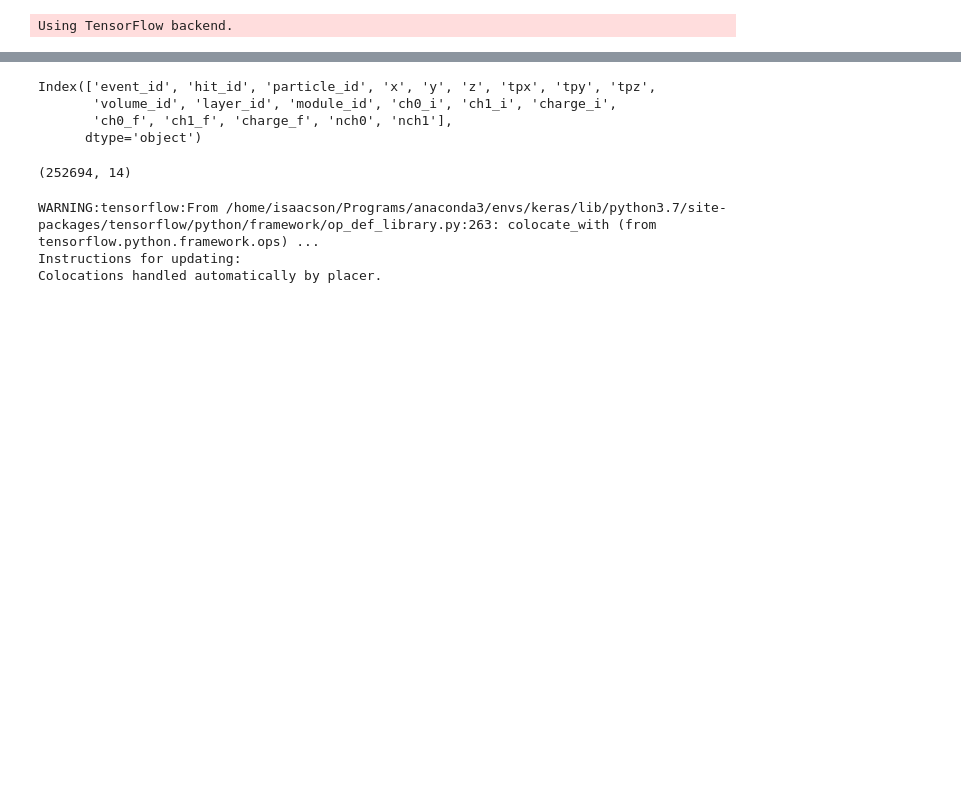
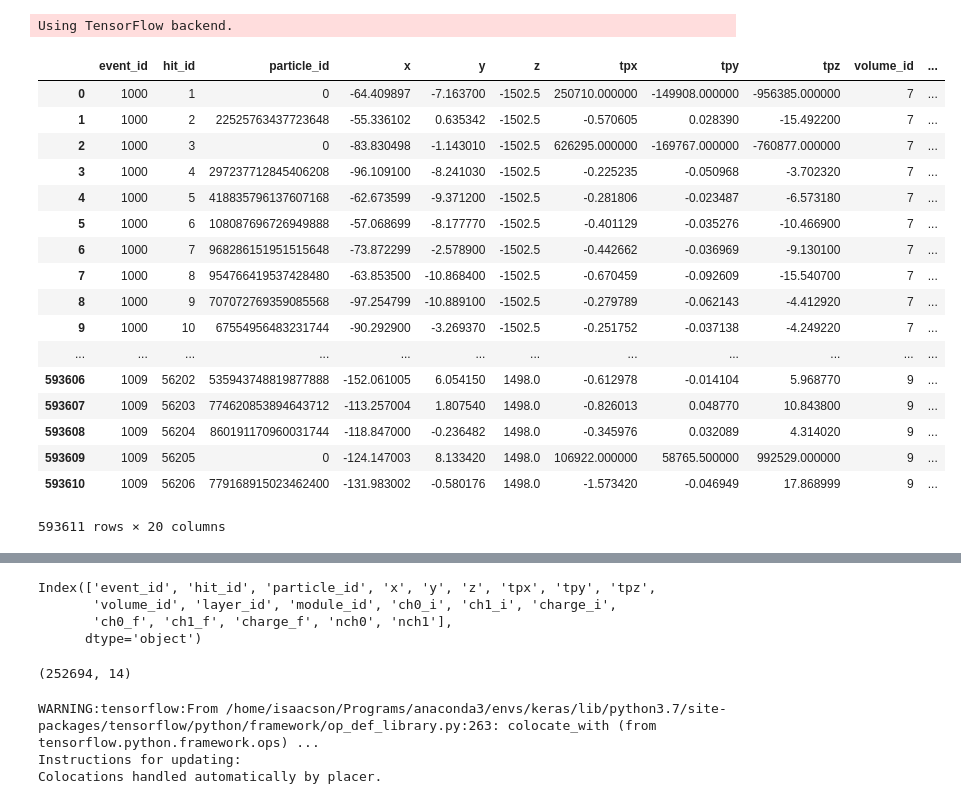
Before and after one commit to jxi24/TrackML, a Jupyter notebook: NN--newdataformat.ipynb, the cells around one changed output, grey strips where cells are left out. Cells and saved outputs as stored; diff of their text form; code cells hidden in the pictures; blank space fills up the shorter version.

```diff
--- a/NN--newdataformat.ipynb
+++ b/NN--newdataformat.ipynb
@@ -85,3 +85,24 @@ def plot_a_hit(hit_to_plot, NNmodel,jj):
 Using TensorFlow backend.
 # %%
 event = pd.read_pickle("events10.pkl",compression="bz2")
+# %%
+event
+# %% [output]
+|  | event_id | hit_id | particle_id | x | y | z | tpx | tpy | tpz | volume_id | ... |
+| 0 | 1000 | 1 | 0 | -64.409897 | -7.163700 | -1502.5 | 250710.000000 | -149908.000000 | -956385.000000 | 7 | ... |
+| 1 | 1000 | 2 | 22525763437723648 | -55.336102 | 0.635342 | -1502.5 | -0.570605 | 0.028390 | -15.492200 | 7 | ... |
+| 2 | 1000 | 3 | 0 | -83.830498 | -1.143010 | -1502.5 | 626295.000000 | -169767.000000 | -760877.000000 | 7 | ... |
+| 3 | 1000 | 4 | 297237712845406208 | -96.109100 | -8.241030 | -1502.5 | -0.225235 | -0.050968 | -3.702320 | 7 | ... |
+| 4 | 1000 | 5 | 418835796137607168 | -62.673599 | -9.371200 | -1502.5 | -0.281806 | -0.023487 | -6.573180 | 7 | ... |
+| 5 | 1000 | 6 | 108087696726949888 | -57.068699 | -8.177770 | -1502.5 | -0.401129 | -0.035276 | -10.466900 | 7 | ... |
+| 6 | 1000 | 7 | 968286151951515648 | -73.872299 | -2.578900 | -1502.5 | -0.442662 | -0.036969 | -9.130100 | 7 | ... |
+| 7 | 1000 | 8 | 954766419537428480 | -63.853500 | -10.868400 | -1502.5 | -0.670459 | -0.092609 | -15.540700 | 7 | ... |
+| 8 | 1000 | 9 | 707072769359085568 | -97.254799 | -10.889100 | -1502.5 | -0.279789 | -0.062143 | -4.412920 | 7 | ... |
+| 9 | 1000 | 10 | 67554956483231744 | -90.292900 | -3.269370 | -1502.5 | -0.251752 | -0.037138 | -4.249220 | 7 | ... |
+| ... | ... | ... | ... | ... | ... | ... | ... | ... | ... | ... | ... |
+| 593606 | 1009 | 56202 | 535943748819877888 | -152.061005 | 6.054150 | 1498.0 | -0.612978 | -0.014104 | 5.968770 | 9 | ... |
+| 593607 | 1009 | 56203 | 774620853894643712 | -113.257004 | 1.807540 | 1498.0 | -0.826013 | 0.048770 | 10.843800 | 9 | ... |
+| 593608 | 1009 | 56204 | 860191170960031744 | -118.847000 | -0.236482 | 1498.0 | -0.345976 | 0.032089 | 4.314020 | 9 | ... |
+| 593609 | 1009 | 56205 | 0 | -124.147003 | 8.133420 | 1498.0 | 106922.000000 | 58765.500000 | 992529.000000 | 9 | ... |
+| 593610 | 1009 | 56206 | 779168915023462400 | -131.983002 | -0.580176 | 1498.0 | -1.573420 | -0.046949 | 17.868999 | 9 | ... |
+593611 rows × 20 columns
```
Also changed, not shown: parts of 3 cells of this notebook.
